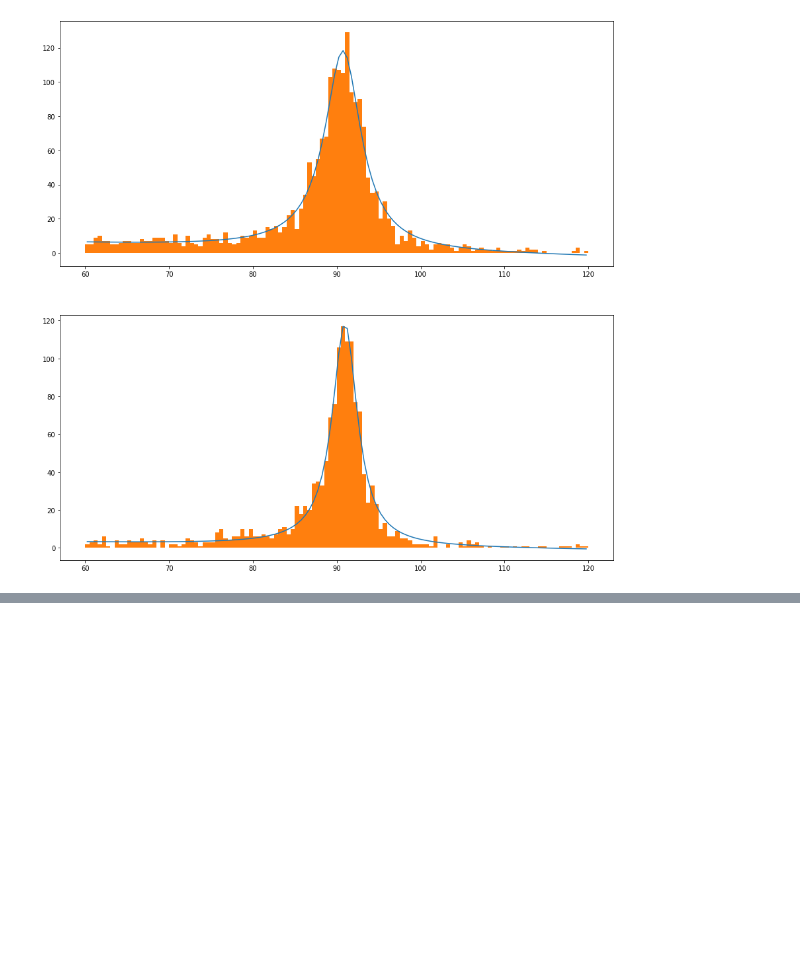
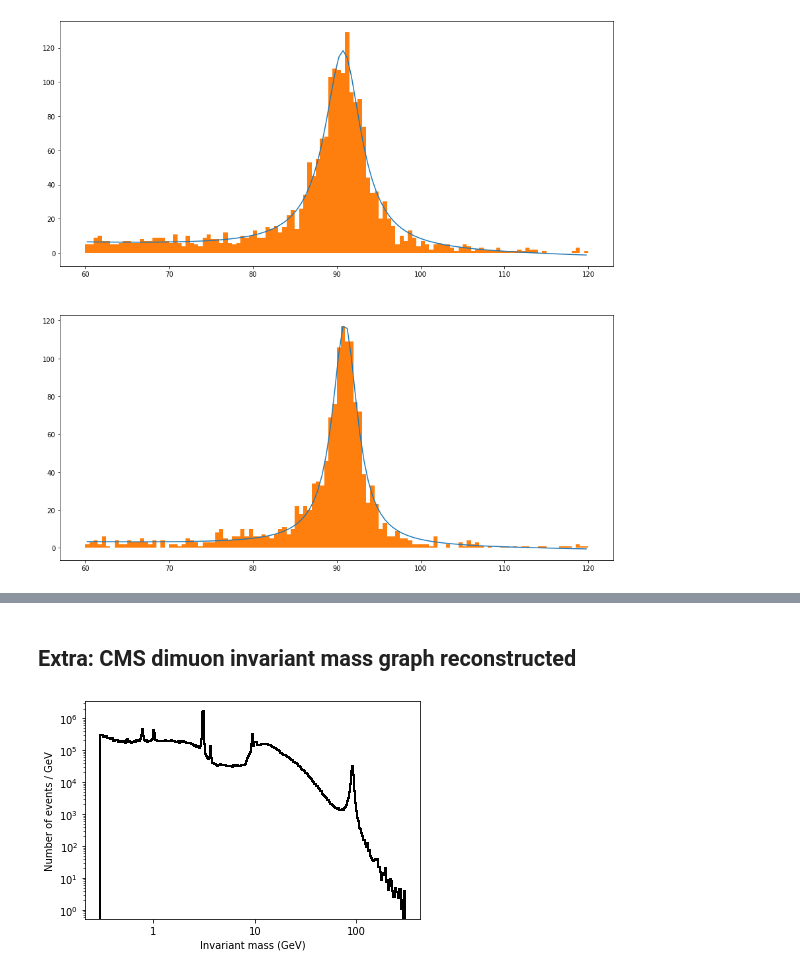
Before and after one commit to mlotti/Hitu_2020, a Jupyter notebook: Notebooks/Week4/Exercise_4_sol.ipynb, the cells around one changed output, grey strips where cells are left out. Drawn from its saved outputs; the diff is of its cells as text; code cells hidden in the pictures; blank space fills up the shorter version.

```diff
--- a/Notebooks/Week4/Exercise_4_sol.ipynb
+++ b/Notebooks/Week4/Exercise_4_sol.ipynb
@@ -205,0 +205,22 @@ A     = 674.983 +/- 13.777
+# %% [markdown]
+## Extra: CMS dimuon invariant mass graph reconstructed
+# %%
+import matplotlib.pyplot as plt
+import pandas as pd
+import numpy as np
+
+# Read the data and the invariant mass
+ds = pd.read_csv('DoubleMuRun2011A.csv')
+M = ds.M
+M2 = np.log10(M)
+bins = int(max(M)) # to get number of events per GeV
+
+plt.figure()
+plt.hist(M2, bins=bins, log=True, weights = bins/M,histtype='step',color='k',linewidth=2)
+plt.xlabel('Invariant mass (GeV)')
+plt.ylabel('Number of events / GeV')
+ticks = [1,10,100]
+plt.xticks(np.log10(ticks),ticks)
+plt.show()
+# %% [output]
+[figure, added]
```
Also changed, not shown: parts of 17 cells of this notebook, 2 other files.
